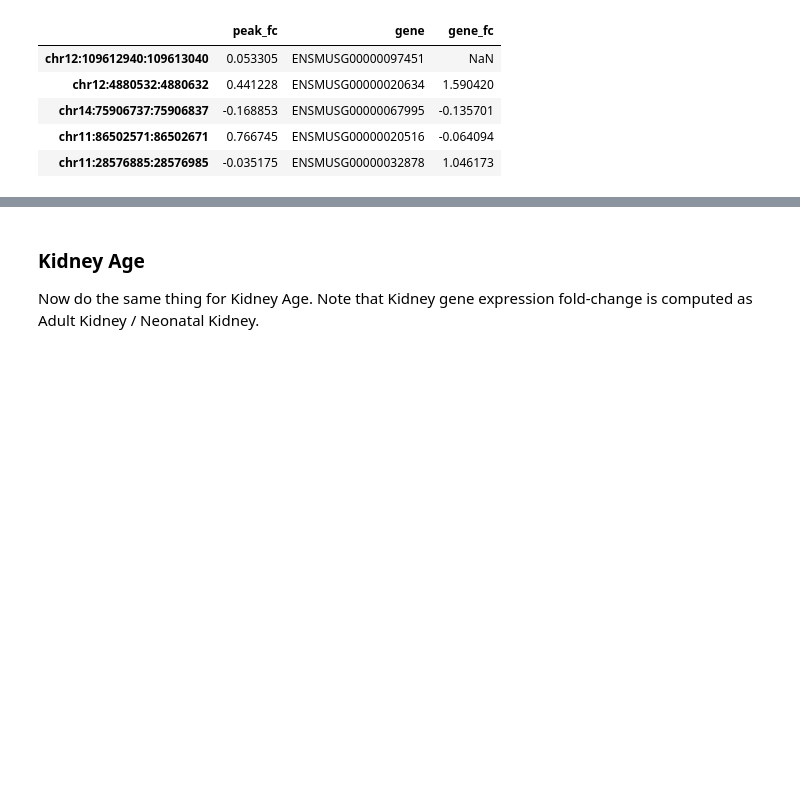
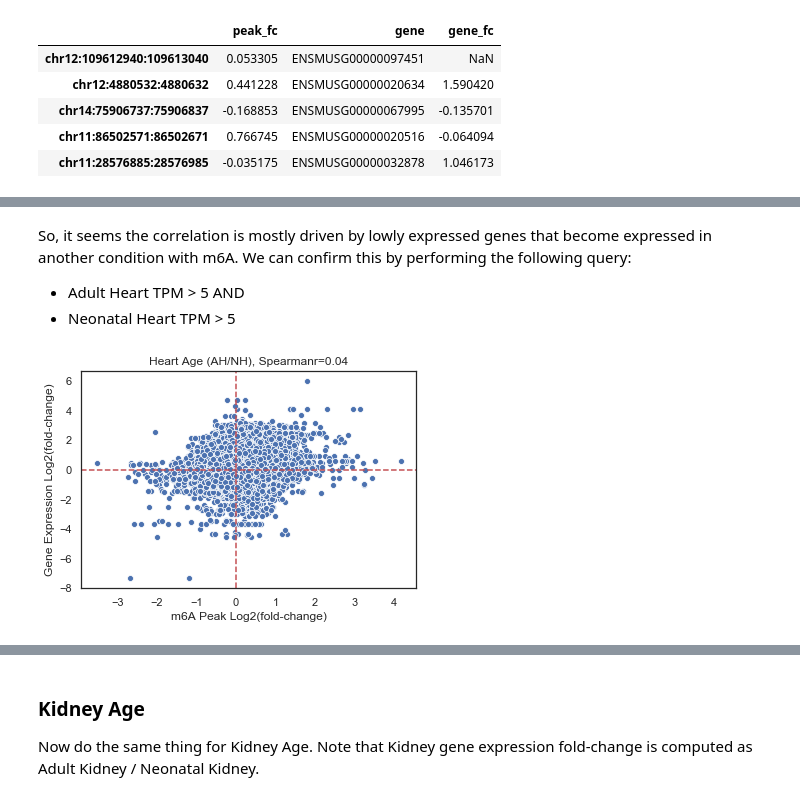
Before and after one commit to zj-zhang/m6A_lowinput_mouse_notebook, a Jupyter notebook: 20181124-m6A-6/m6A_Analysis.part_06.ipynb, the cells around one changed output, grey strips where cells are left out. Drawn from its saved outputs; the diff is of its cells as text; code cells hidden in the pictures; blank space fills up the shorter version.

```diff
--- a/20181124-m6A-6/m6A_Analysis.part_06.ipynb
+++ b/20181124-m6A-6/m6A_Analysis.part_06.ipynb
@@ -63,0 +68,3 @@ plt.savefig('Heart_Age.pdf')
+# %%
+tpm = pd.read_table('_data/Average_TPM.txt', index_col=0)
+tpm.head()
@@ -63,0 +119,24 @@ plt.savefig('Heart_Age.pdf')
+# %% [markdown]
+So, it seems the correlation is mostly driven by lowly expressed genes that become expressed in another condition with m6A. We can confirm this by performing the following query:
+- Adult Heart TPM > 5 AND
+- Neonatal Heart TPM > 5
+# %%
+import matplotlib.pyplot as plt
+import seaborn as sns
+import scipy.stats as ss
+peak_foldchange_heart_geneexp = peak_foldchange_heart \
+    .join(tpm[['Adult_Heart', 'Neonatal_Heart']], on='gene') \
+    .query('Adult_Heart > 5 and Neonatal_Heart > 5')
+corr = ss.spearmanr(peak_foldchange_heart_geneexp.peak_fc, peak_foldchange_heart_geneexp.gene_fc, nan_policy='omit').correlation
+plt.clf()
+sns.set(style="white", color_codes=True)
+#sns.jointplot(x=peak_foldchange_heart.peak_fc, y=peak_foldchange_heart.gene_fc, kind='kde', color="skyblue")
+ax = sns.scatterplot(x=peak_foldchange_heart_geneexp.peak_fc, y=peak_foldchange_heart_geneexp.gene_fc)
+ax.axvline(x=0, color='r', linestyle='--')
+ax.axhline(y=0, color='r', linestyle='--')
+ax.set_xlabel('m6A Peak Log2(fold-change)')
+ax.set_ylabel('Gene Expression Log2(fold-change)')
+ax.set_title('Heart Age (AH/NH), Spearmanr=%.2f'%(corr))
+plt.savefig('Heart_Age_expressed.pdf')
+# %% [output]
+[figure, added]
```
Also changed, not shown: parts of 9 cells of this notebook, 40 other files.
